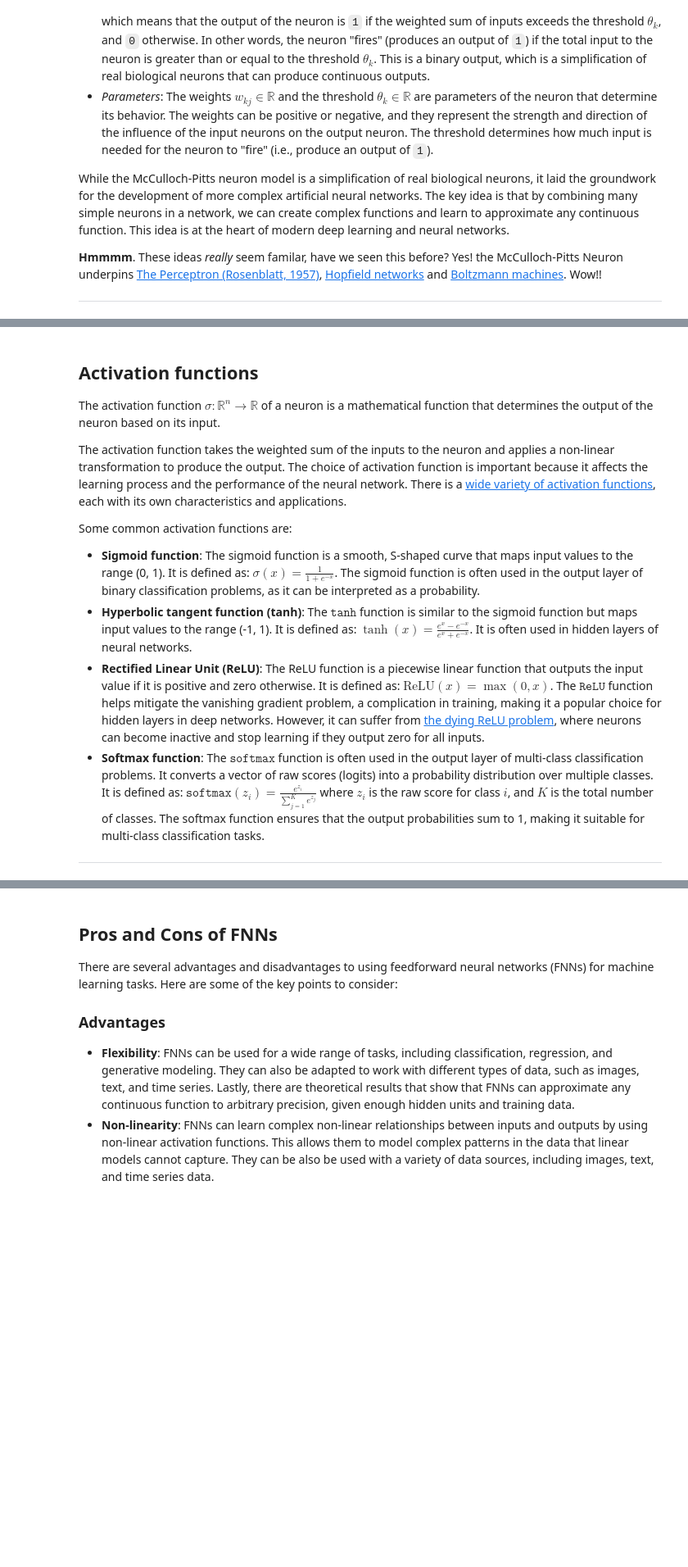
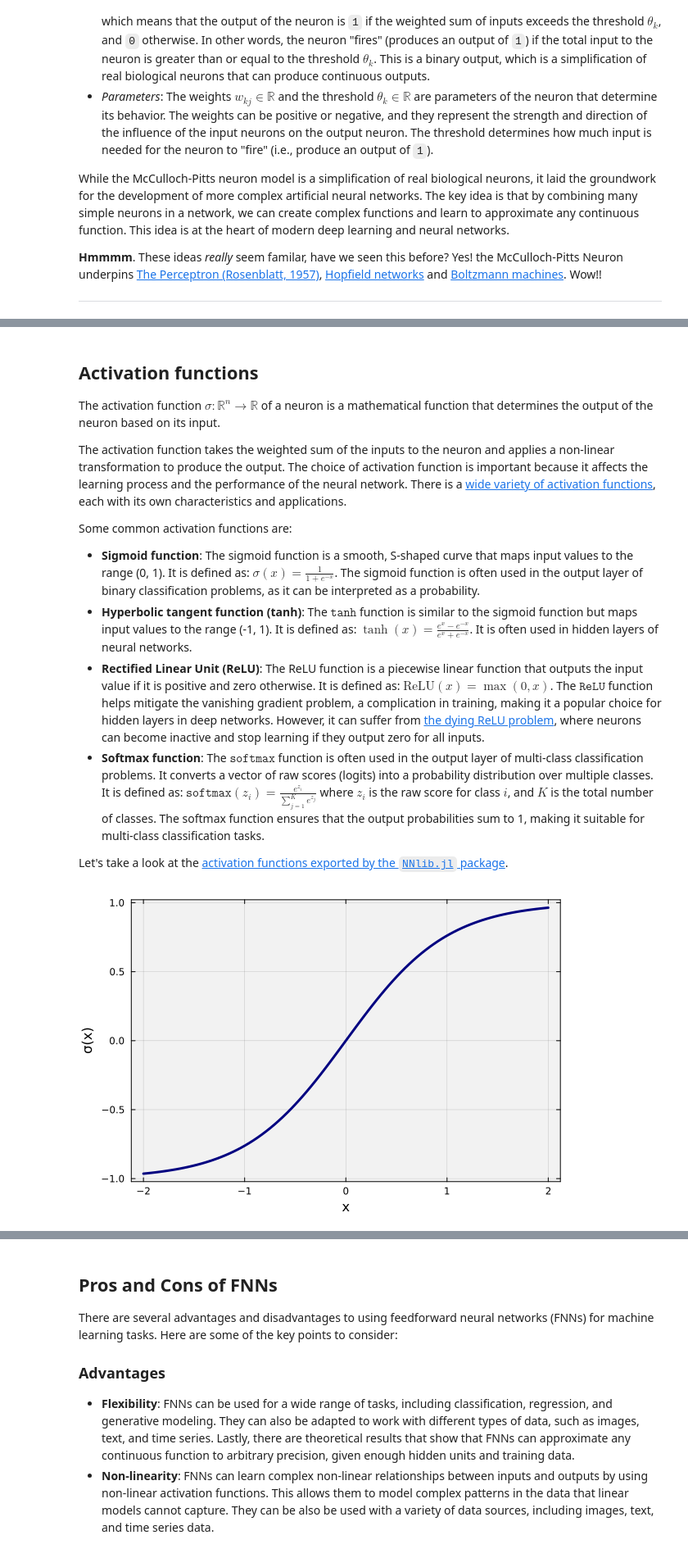
Before and after one commit to varnerlab/CHEME-5820-Lectures-Spring-2025, a Jupyter notebook: lectures/week-12/L12a/CHEME-5820-L12a-FeedForwardNetworks-S2025.ipynb, the cells around one changed output, grey strips where cells are left out. Shown at 82% size. Cells and saved outputs as stored; diff of their text form; code cells hidden in the pictures; blank space fills up the shorter version.

```diff
--- a/lectures/week-12/L12a/CHEME-5820-L12a-FeedForwardNetworks-S2025.ipynb
+++ b/lectures/week-12/L12a/CHEME-5820-L12a-FeedForwardNetworks-S2025.ipynb
@@ -54,4 +52,19 @@ $ \sigma(x) = \frac{1}{1 + e^{-x}}$. The sigmoid function is often used in the o
 * __Rectified Linear Unit (ReLU)__: The ReLU function is a piecewise linear function that outputs the input value if it is positive and zero otherwise. It is defined as: $\text{ReLU}(x) = \max(0, x)$. The $\texttt{ReLU}$ function helps mitigate the vanishing gradient problem, a complication in training, making it a popular choice for hidden layers in deep networks. However, it can suffer from [the dying ReLU problem](https://arxiv.org/abs/1903.06733), where neurons can become inactive and stop learning if they output zero for all inputs.
 * __Softmax function__: The $\texttt{softmax}$ function is often used in the output layer of multi-class classification problems. It converts a vector of raw scores (logits) into a probability distribution over multiple classes. It is defined as: $\texttt{softmax}(z_i) = \frac{e^{z_i}}{\sum_{j=1}^{K} e^{z_j}}$ where $z_i$ is the raw score for class $i$, and $K$ is the total number of classes. The softmax function ensures that the output probabilities sum to 1, making it suitable for multi-class classification tasks.
 
-___
+Let's take a look at the [activation functions exported by the `NNlib.jl` package](https://fluxml.ai/NNlib.jl/dev/).
+# %%
+let
+
+    # initialize -
+    x = range(-2, 2, length=100) |> collect .|> Float32; # notice: .|> Float32. What?
+
+    # what activation function to use? We'll use the NNlib package for this.
+    y = x |> NNlib.tanh_fast |> collect; #
+
+    # plot -
+    p = plot(bg="gray95", background_color_outside="white", framestyle = :box, fg_legend = :transparent);
+    plot!(x, y, xlabel="x", ylabel="σ(x)", legend=:topright, label="", lw=3, c=:navy)
+end
+# %% [output]
+[figure, added]
```
Also changed, not shown: parts of 13 cells of this notebook, 10 other files.
